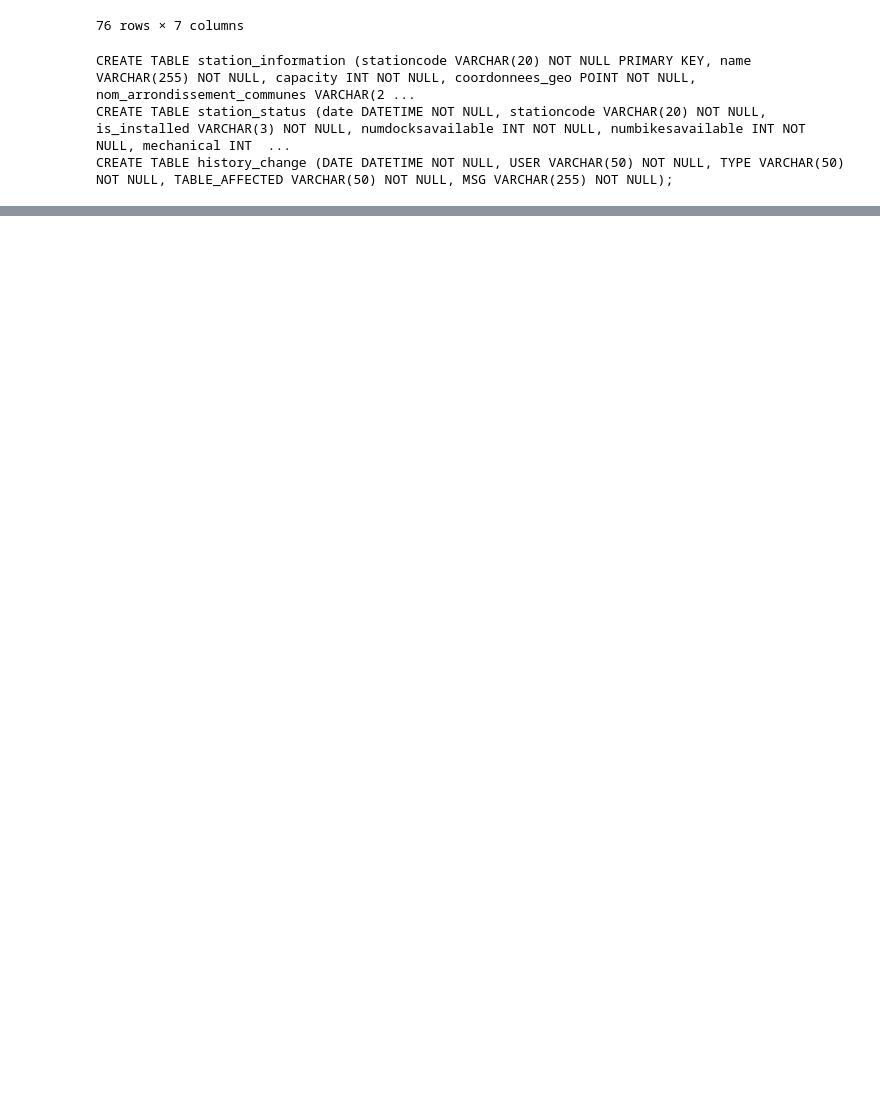
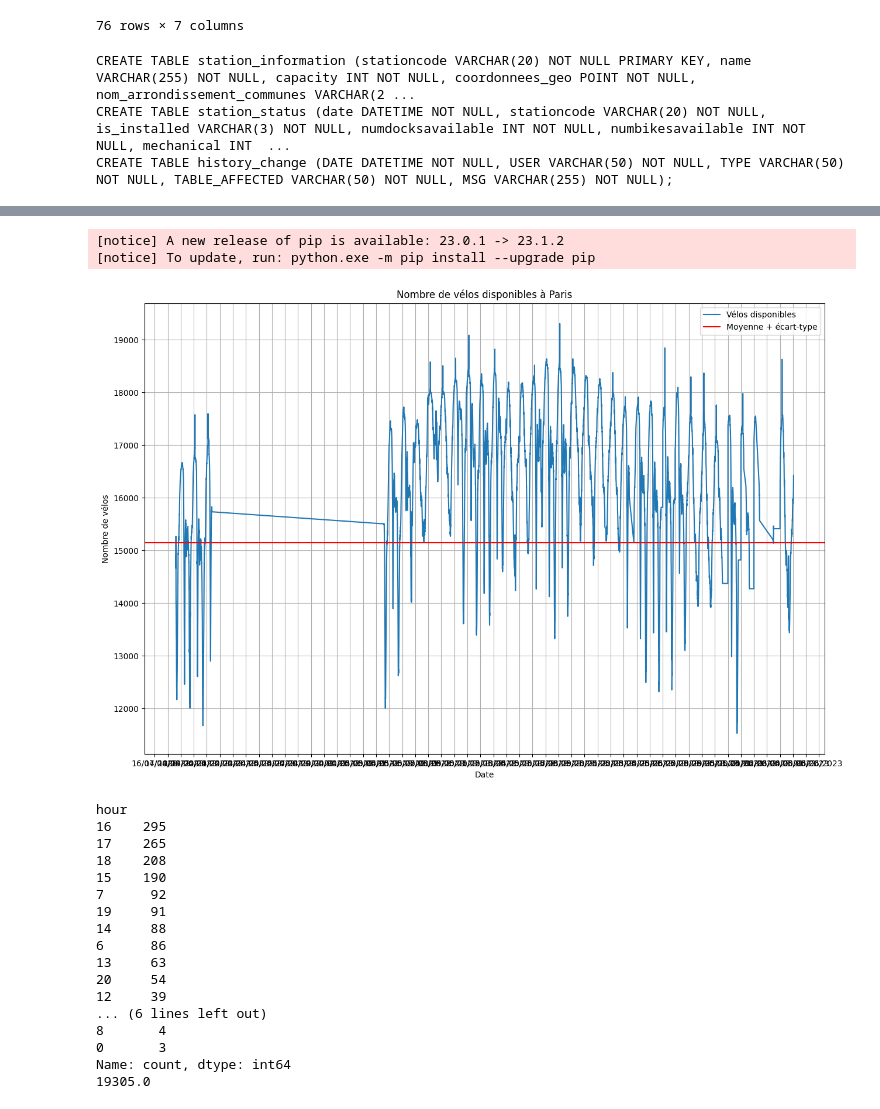
Before and after one commit to WinteruOfficiel/SAE2.04-EXPLOBDD, a Jupyter notebook: analysePython/pyanalyse.ipynb, the cells around one changed output, grey strips where cells are left out. Drawn from its saved outputs; the diff is of its cells as text; code cells hidden in the pictures; blank space fills up the shorter version.

Commit message:
Changement mineur graph

```diff
--- a/analysePython/pyanalyse.ipynb
+++ b/analysePython/pyanalyse.ipynb
@@ -187,3 +186,20 @@ print(build_table_query(log_table["name"], log_table["columns"]))
 CREATE TABLE station_information (stationcode VARCHAR(20) NOT NULL PRIMARY KEY, name VARCHAR(255) NOT NULL, capacity INT NOT NULL, coordonnees_geo POINT NOT NULL, nom_arrondissement_communes VARCHAR(2 ...
 CREATE TABLE station_status (date DATETIME NOT NULL, stationcode VARCHAR(20) NOT NULL, is_installed VARCHAR(3) NOT NULL, numdocksavailable INT NOT NULL, numbikesavailable INT NOT NULL, mechanical INT  ...
 CREATE TABLE history_change (DATE DATETIME NOT NULL, USER VARCHAR(50) NOT NULL, TYPE VARCHAR(50) NOT NULL, TABLE_AFFECTED VARCHAR(50) NOT NULL, MSG VARCHAR(255) NOT NULL);
+# %%
+# WHERE date >= '2023-05-27 00:00:00' AND date <= '2023-06-04 23:59:59'
+query = "SELECT st.date, SUM(st.numbikesavailable) as sumbikesavailable, SUM(st.numdocksavailable) as sumdocksavailable, SUM(st.ebike) as sumebike, SUM(st.mechanical) as summechanical  FROM station_status st GROUP BY date;"
+
+stations = []
+with cursorContext(Db.db) as cursor:
+    try:
+        cursor.execute(query, ())
+    except Exception as e:
+        print(Fore.RED + "Erreur lors de récupération des données : " + str(e) + Style.RESET_ALL)
+
+    stations = cursor.fetchall()
+
+data = pd.DataFrame(stations, columns=cursor.column_names)
+display(data)
+
+# date | sumbikesavailable | sumdocksavailable | sumebike | summechanical
@@ -189,0 +220,41 @@ CREATE TABLE history_change (DATE DATETIME NOT NULL, USER VARCHAR(50) NOT NULL,
+# %%
+%pip install matplotlib
+import matplotlib.pyplot as plt
+import matplotlib.dates as mdates
+import numpy as np
+
+fig, ax = plt.subplots(figsize=(15, 10))
+
+data['sumbikesavailable'] = data['sumbikesavailable'].apply(lambda x: float(x))
+data['sumdocksavailable'] = data['sumdocksavailable'].apply(lambda x: float(x))
+data['sumebike'] = data['sumebike'].apply(lambda x: float(x))
+data['summechanical'] = data['summechanical'].apply(lambda x: float(x))
+
+ax.plot(data['date'], data['sumbikesavailable'], label="Vélos disponibles")
+
+mean = data['sumbikesavailable'].median()
+std = data['sumbikesavailable'].std()
+
+# set bar at std for sumbikesavailable
+ax.axhline(y=(mean - std), color='r', linestyle='-', label="Moyenne + écart-type")
+
+ax.set(xlabel='Date', ylabel='Nombre de vélos',
+         title='Nombre de vélos disponibles à Paris')
+ax.grid()
+
+ax.xaxis.set_major_locator(mdates.DayLocator(interval=1))
+ax.xaxis.set_major_formatter(mdates.DateFormatter('%d/%m/%Y'))
+
+plt.legend()
+plt.show()
+
+# trouver toutes les dates où le nombre de vélos disponibles est supérieur à la moyenne + écart-type
+filtered_data = data[data['sumbikesavailable'] < (mean - std)]
+
+# count most frequent hour
+filtered_data['hour'] = filtered_data['date'].apply(lambda x: x.hour)
+values = filtered_data['hour'].value_counts()
+
+print(values)
+print(data['sumbikesavailable'].max())
+# %% [output]
@@ -189,0 +273,20 @@ CREATE TABLE history_change (DATE DATETIME NOT NULL, USER VARCHAR(50) NOT NULL,
+[notice] A new release of pip is available: 23.0.1 -> 23.1.2
+[notice] To update, run: python.exe -m pip install --upgrade pip
+[figure, added]
+hour
+16    295
+17    265
+18    208
+15    190
+7      92
+19     91
+14     88
+6      86
+13     63
+20     54
+12     39
+... (6 lines left out)
+8       4
+0       3
+Name: count, dtype: int64
+19305.0
```
Also changed, not shown: parts of 15 cells of this notebook, 3 other files.
